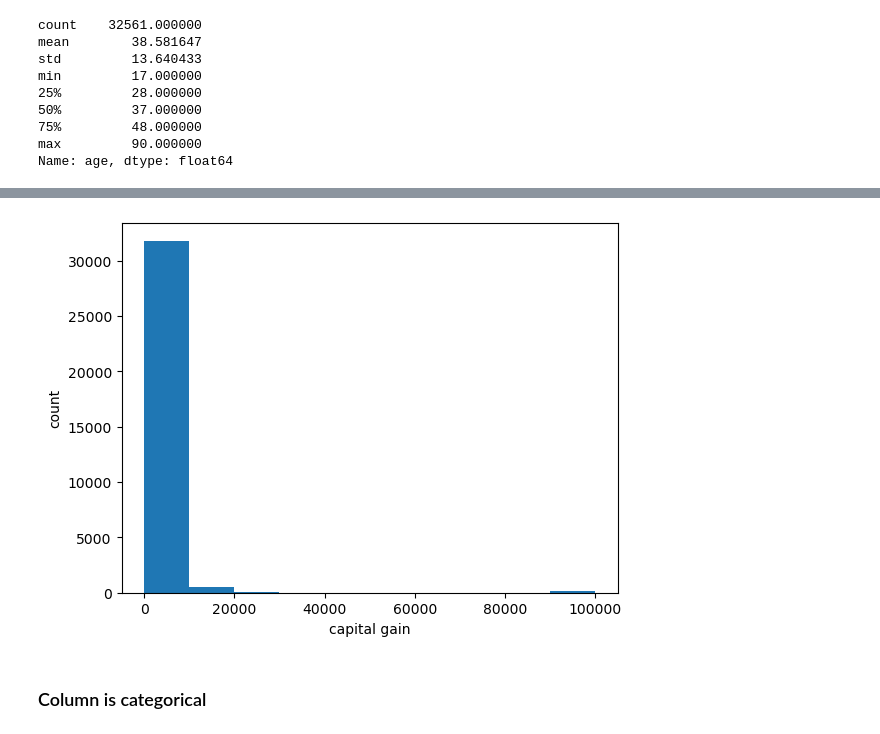
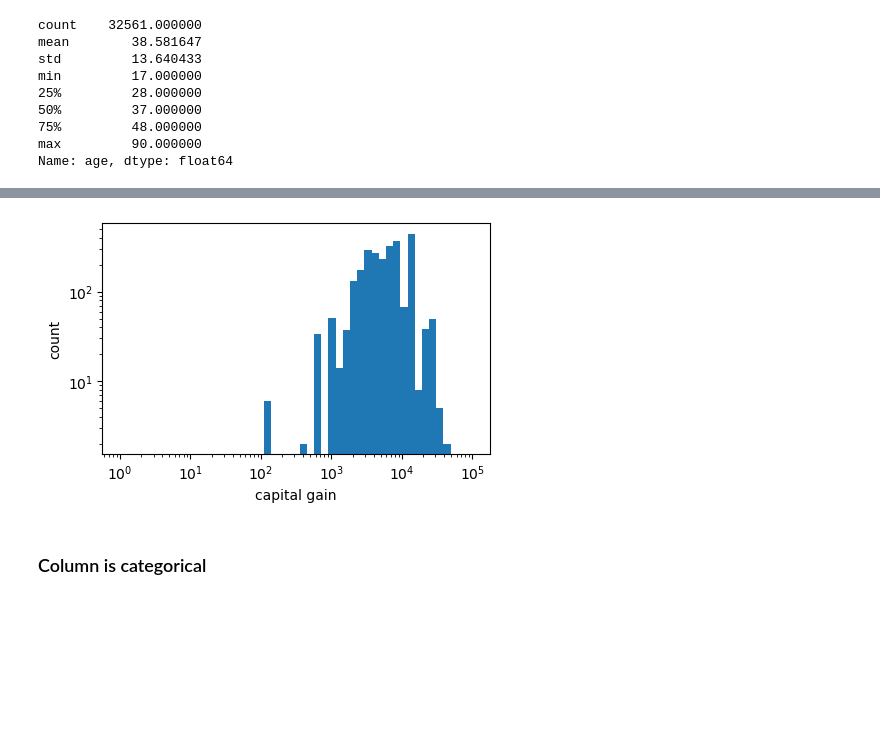
Before and after one commit to BrownDSI/DATA1030-Fall2022, a Jupyter notebook: week2 - EDA/EDA_p2.ipynb, the cells around one changed output, grey strips where cells are left out. Drawn from its saved outputs; the diff is of its cells as text; code cells hidden in the pictures; blank space fills up the shorter version.

```diff
--- a/week2 - EDA/EDA_p2.ipynb
+++ b/week2 - EDA/EDA_p2.ipynb
@@ -117,12 +119,14 @@ plt.show()
 # %%
-df['capital-gain'].plot.hist() # log=True, bins = np.logspace(np.log10(1),np.log10(np.max(df['capital-gain'])),50)
+plt.figure(figsize=(5,3))
+
+df['capital-gain'].plot.hist(log=True, bins = np.logspace(np.log10(1),np.log10(np.max(df['capital-gain'])),50)) # log=True, bins = np.logspace(np.log10(1),np.log10(np.max(df['capital-gain'])),50)
 #plt.semilogy()
-#plt.semilogx()
+plt.semilogx()
 plt.xlabel('capital gain')
 plt.ylabel('count')
 plt.show()
 # %% [output]
-[figure, old version]
+[figure, new version]
 # %% [markdown]
 ### Column is categorical
 # %%
```
Also changed, not shown: parts of 11 cells of this notebook, 13 other files.
